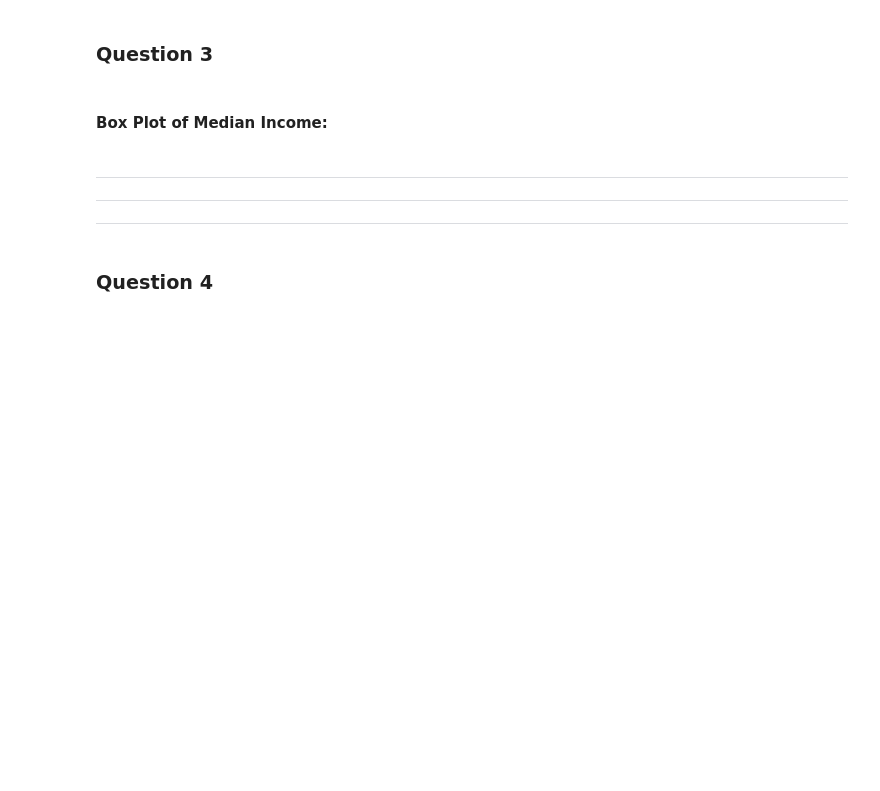
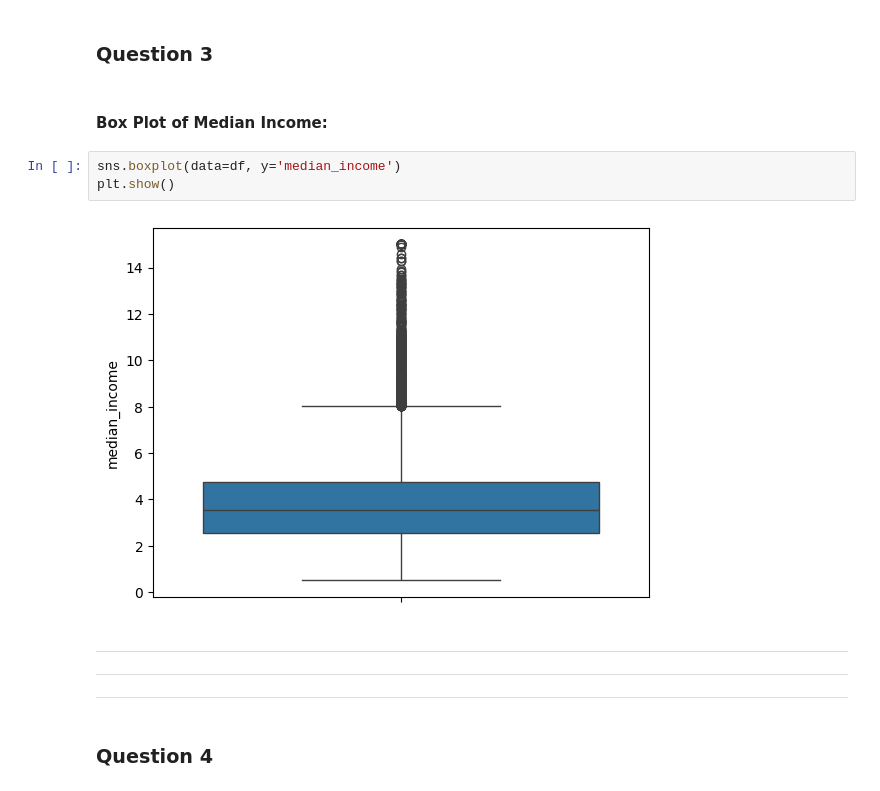
Before and after one commit to radtothebone/data-science-3401, a Jupyter notebook: Homework/Christian_Herrera_HW11.ipynb, the cells around one changed output. Saved outputs shown, nothing was run; the diff lists cells and outputs as text; blank space fills up the shorter version.

```diff
--- a/Homework/Christian_Herrera_HW11.ipynb
+++ b/Homework/Christian_Herrera_HW11.ipynb
@@ -70,6 +89,11 @@ s
 ### **Question 3**
 # %% [markdown]
 #### Box Plot of Median Income:
+# %%
+sns.boxplot(data=df, y='median_income')
+plt.show()
+# %% [output]
+[figure, added]
 # %% [markdown]
 
 
```
Also changed, not shown: parts of 7 cells of this notebook.
